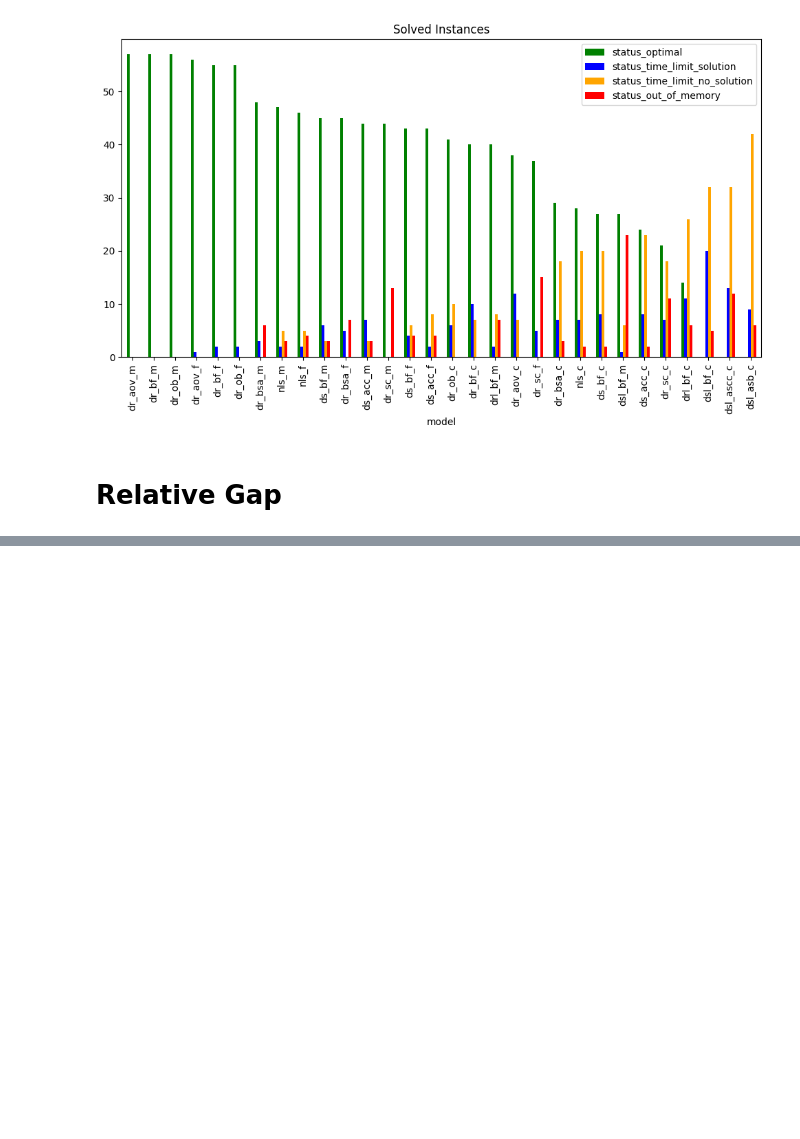
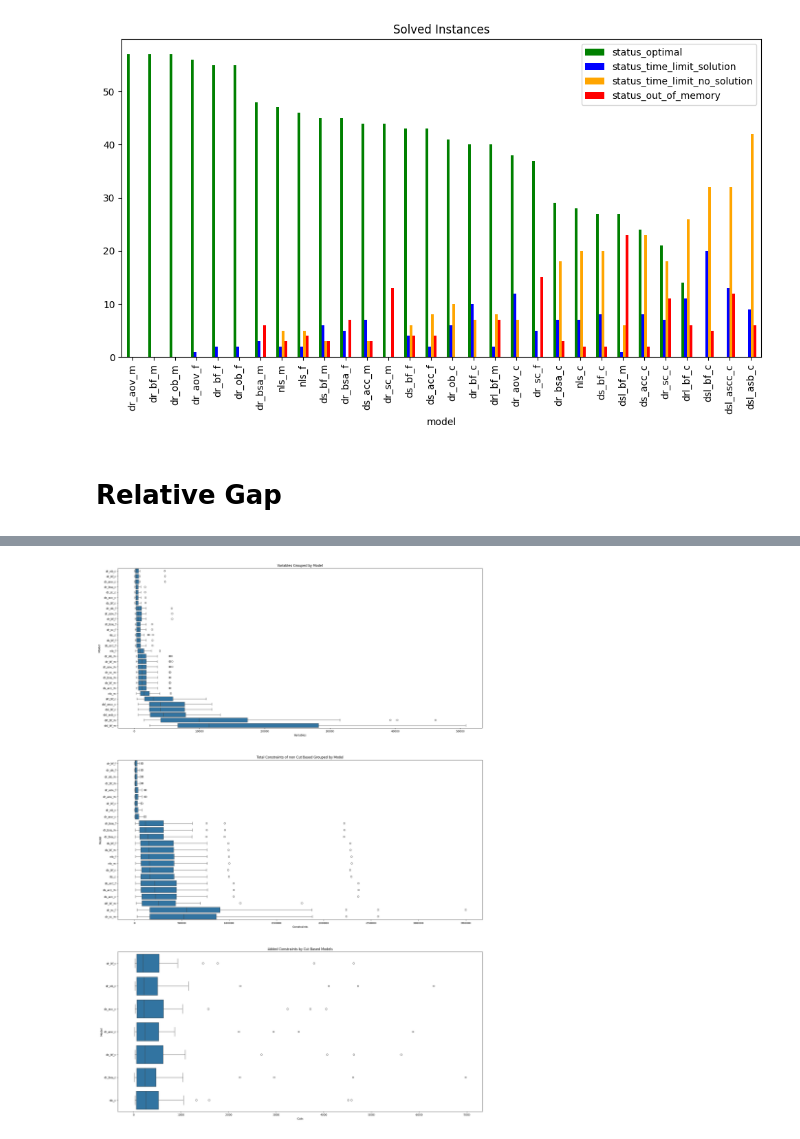
Before and after one commit to nacho692/mrsa, a Jupyter notebook: experimentation/experimentation.ipynb, the cells around one changed output, grey strips where cells are left out. Cells and saved outputs as stored; diff of their text form; code cells hidden in the pictures; blank space fills up the shorter version.

Commit message:
add experiments for constraints and variables

```diff
--- a/experimentation/experimentation.ipynb
+++ b/experimentation/experimentation.ipynb
@@ -286,0 +330,46 @@ plt.show()
+# %%
+df_setup = df[df["status"] != "OUT_OF_MEMORY"]
+
+setup_count = df_setup.groupby("instance").size()
+setup_count = setup_count[setup_count == len(df["model"].unique())]
+
+df_setup = df_setup[df_setup["instance"].isin(setup_count.index)]
+
+
+one_solved_above_50 = list(metrics_by_model[metrics_by_model["one_solved_%"] >= 0.50].index)
+df_one_solved = df[(df["model"].isin(one_solved_above_50)) & (df["status"].isin(["OPTIMAL", "TIME_LIMIT_SOLUTION"]))]
+
+one_solved_count = df_one_solved.groupby("instance").size()
+one_solved_count = one_solved_count[one_solved_count == len(one_solved_above_50)]
+
+df_one_solved = df_one_solved[df_one_solved["instance"].isin(one_solved_count.index)]
+df_one_solved["constraints_total"] = df_one_solved["constraints"] + df_one_solved["cuts_user"]
+# %%
+fig, (ax1, ax2, ax3) = plt.subplots(3, 1, figsize=(24, 36))
+
+sns.boxplot(data=df_setup, y='model', x='variables', ax=ax1, order=df_setup.groupby("model")["variables"].median().sort_values().index)
+ax1.set_ylabel('Model')
+ax1.set_xlabel('Variables')
+ax1.set_title('Variables Grouped by Model')
+plt.xticks(rotation=90)
+
+sns.boxplot(data=df_one_solved[df_one_solved['constraints_total'] <= df_one_solved['constraints_total'].quantile(0.99)], y='model', x='constraints_total',
+            ax=ax2, order=df_one_solved.groupby("model")["constraints_total"].median().sort_values().index)
+plt.xticks(rotation=0)
+ax2.ticklabel_format(style='plain', axis='x')
+ax2.set_xlabel('Constraints')
+ax2.set_ylabel('Model')
+ax2.set_title('Total Constraints of non Cut Based Grouped by Model')
+
+df_user_cuts = df_one_solved[df_one_solved["model"].isin(cut_based)]
+sns.boxplot(data=df_user_cuts, y='model', x='cuts_user',
+            ax=ax3, order=df_user_cuts.groupby("model")["cuts_user"].median().sort_values().index)
+plt.xticks(rotation=0)
+ax3.ticklabel_format(style='plain', axis='x')
+ax3.set_xlabel('Cuts')
+ax3.set_ylabel('Model')
+ax3.set_title('Added Constraints by Cut Based Models')
+
+plt.show()
+# %% [output]
+[figure, added]
```
Also changed, not shown: parts of 8 cells of this notebook.
